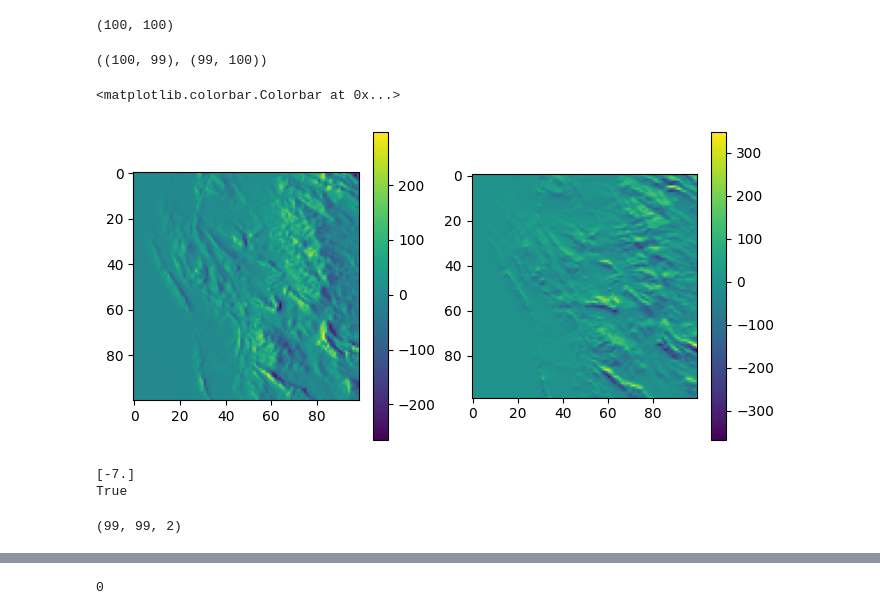
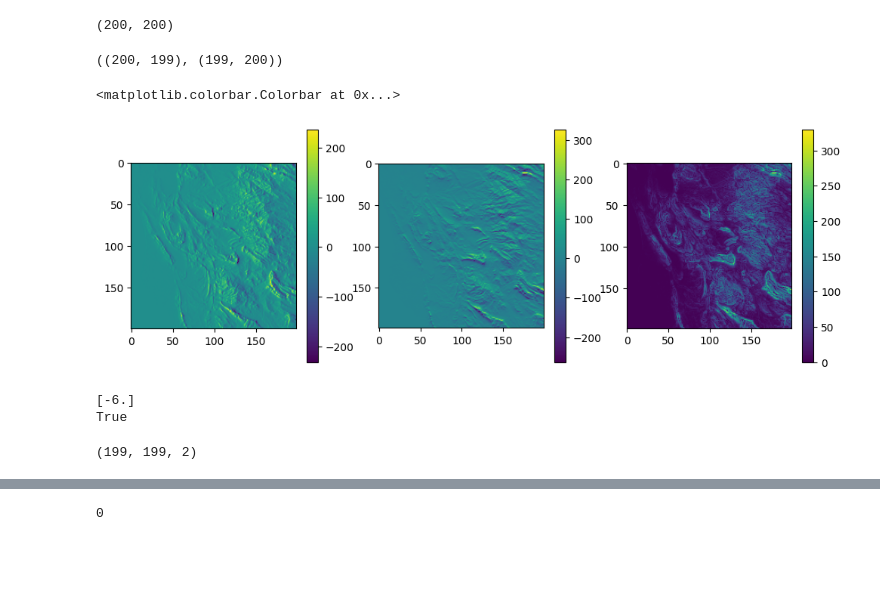
Before and after one commit to parsadaj/WaveFunctionCollapse, a Jupyter notebook: terrain_wfc.ipynb, the cells around one changed output, grey strips where cells are left out. Saved outputs shown, nothing was run; the diff lists cells and outputs as text; code cells hidden in the pictures; blank space fills up the shorter version.

```diff
--- a/terrain_wfc.ipynb
+++ b/terrain_wfc.ipynb
@@ -22,10 +22,10 @@ from functions import height_to_slopes, slopes_to_height
 # sample_data = cv2.imread(sample_data_path, cv2.IMREAD_UNCHANGED)
 # print(sample_data.dtype)  # This should print 'uint16'
 
-i = 15
-dataset_dir = "/Users/parsa/Daneshgah/Arshad/Thesis/datasets/SRTM_IRAN/data/"
-data_paths = sorted(glob.glob(os.path.join(dataset_dir, "*.hgt")))
-sample_data_path = data_paths[i]
+# i = 15
+# dataset_dir = "/Users/parsa/Daneshgah/Arshad/Thesis/datasets/SRTM_IRAN/data/"
+# data_paths = sorted(glob.glob(os.path.join(dataset_dir, "*.hgt")))
+# sample_data_path = data_paths[i]
 
 # from shutil import copy2
 # copy2(sample_data_path, "./data")
@@ -35,7 +35,7 @@ sample_data_path = "data/N26E057.hgt"
 #     sample_data = src.read(1)[2500:3000, 1500:2000].astype(float)  # Read the first (and only) band
 #     profile = src.profile  # Get metadata such as CRS, transform, etc.
 
-scale_factor = 1.0
+scale_factor = 1.0 / 16
 
 
 with rasterio.open(sample_data_path) as src:
@@ -48,7 +48,7 @@ with rasterio.open(sample_data_path) as src:
         1,  # First band
         out_shape=(new_height, new_width),
         resampling=rasterio.enums.Resampling.bilinear  # Choose the resampling method
-    ).astype(float)#[:100, :100]
+    ).astype(float)[:200, :200]
 
 
 
@@ -80,27 +82,27 @@ data/N26E057.hgt
 
 sample_data.shape
 # %% [output]
-(100, 100)
+(200, 200)
 # %%
 grad_x, grad_y = height_to_slopes(sample_data)
 grad_x.shape, grad_y.shape
 # %% [output]
-((100, 99), (99, 100))
+((200, 199), (199, 200))
 # %%
-fix, axes = plt.subplots(1, 2, figsize=(8,4))
+fix, axes = plt.subplots(1, 3, figsize=(12,4))
 im1 = axes[0].imshow(grad_x)#, cmap='terrain')
 im2 = axes[1].imshow(grad_y)#, cmap='terrain')
-# im3 = axes[2].imshow(np.sqrt(grad_x[:-1,...]**2 + grad_y[...,:-1]**2).astype(int))
+im3 = axes[2].imshow(np.sqrt(grad_x[:-1,...]**2 + grad_y[...,:-1]**2).astype(int))
 fix.colorbar(im1, ax=axes[0])
 fix.colorbar(im2, ax=axes[1])
-# fix.colorbar(im3, ax=axes[2])
+fix.colorbar(im3, ax=axes[2])
 
 # im1 = sns.heatmap(grad_x, ax=axes[0], annot=True)
 # im2 = sns.heatmap(grad_y, ax=axes[1], annot=True)
 # im3 = sns.heatmap(sample_data, ax=axes[2], annot=True)
 # %% [output]
 <matplotlib.colorbar.Colorbar at 0x...>
-[figure, old version]
+[figure, new version]
 # %%
 
 
@@ -114,11 +116,11 @@ print(len(np.unique(hh-sample_data)) == 1)
 # visualize_terrain(hh)
 # visualize_3d_terrain(hh)
 # %% [output]
-[-7.]
+[-6.]
 True
 # %%
 slopes = np.concatenate([grad_x[:-1, ..., np.newaxis], grad_y[..., :-1, np.newaxis]], axis=2)
 slopes.shape
 # %% [output]
-(99, 99, 2)
+(199, 199, 2)
 # %%
```
Also changed, not shown: parts of 9 cells of this notebook, 3 other files.
